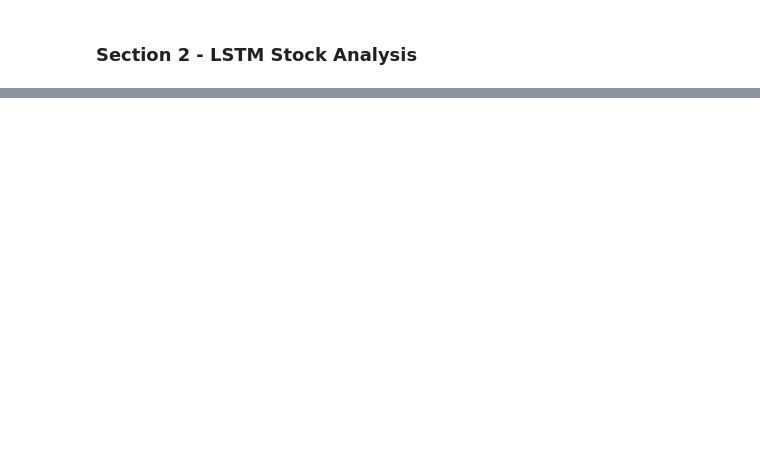
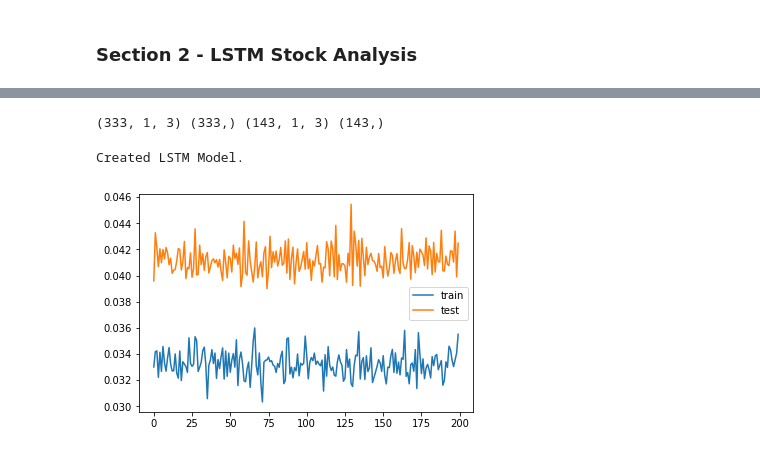
Before and after one commit to kapatel123/TwitterAPI-SentimentAnalysis, a Jupyter notebook: LSTMTwitterAPI.ipynb, the cells around one changed output, grey strips where cells are left out. Saved outputs shown, nothing was run; the diff lists cells and outputs as text; code cells hidden in the pictures; blank space fills up the shorter version.

Commit message:
added in LSTM analysis

```diff
--- a/LSTMTwitterAPI.ipynb
+++ b/LSTMTwitterAPI.ipynb
@@ -212,0 +252,76 @@ train, test = s1[0:train_size], s1[train_size:len(s1)]
+# %%
+values = s1.values.astype('float32')
+
+scaler = MinMaxScaler(feature_range=(0,1))
+scaled = scaler.fit_transform(values)
+reframed = series_to_supervised(scaled,1,1)
+# %%
+reframed.drop(reframed.columns[[-1,-2]], axis = 1, inplace = True)
+# %%
+# Train/Test Split #
+train_size = int(len(s1) * .7)
+test_size = len(s1) - train_size
+
+values = reframed.values
+train = values[0:train_size, :]
+test = values[train_size:len(values), :]
+
+trainX, trainY = train[:, :-1], train[:, -1]
+testX, testY = test[:, :-1], test[:, -1]
+
+trainX = trainX.reshape((trainX.shape[0], 1, trainX.shape[1]))
+testX = testX.reshape((testX.shape[0], 1, testX.shape[1]))
+print(trainX.shape, trainY.shape, testX.shape, testY.shape)
+# %% [output]
+(333, 1, 3) (333,) (143, 1, 3) (143,)
+# %%
+layers = [100,55,1]
+
+def create_model(stateful):
+    model = Sequential()
+
+    model.add(LSTM(
+        units = layers[0],
+        input_shape=(trainX.shape[1], trainX.shape[2]),
+        return_sequences = True,
+        stateful = stateful
+    ))
+    model.add(Dropout(0.2))
+
+    model.add(LSTM(
+        units=layers[1],
+        return_sequences = True,
+        stateful = stateful
+    ))
+    model.add(Dropout(0.3))
+
+#     model.add(LSTM(
+#         units=layers[2],
+#         return_sequences = True,
+#         stateful = stateful
+#     ))
+    model.add(Flatten())
+
+    model.add(Dense(
+        units = layers[2],
+        activation = 'linear'))
+
+    model.compile(loss = 'mae', optimizer = 'adam')
+    return model
+
+print('Created LSTM Model.')
+model_stateful = create_model(stateful = False)
+# %% [output]
+Created LSTM Model.
+# %%
+epochs = 200
+batch_size = 40
+mod1 = model_stateful.fit(trainX,trainY,batch_size,epochs,verbose=0, validation_data=(testX, testY),shuffle=False)
+# %%
+## Loss Plots ##
+pyplot.plot(mod1.history['loss'], label = 'train')
+pyplot.plot(mod1.history['val_loss'], label = 'test')
+pyplot.legend()
+pyplot.show()
+# %% [output]
+[figure, added]
```
Also changed, not shown: parts of 17 cells of this notebook, 1 other file.
